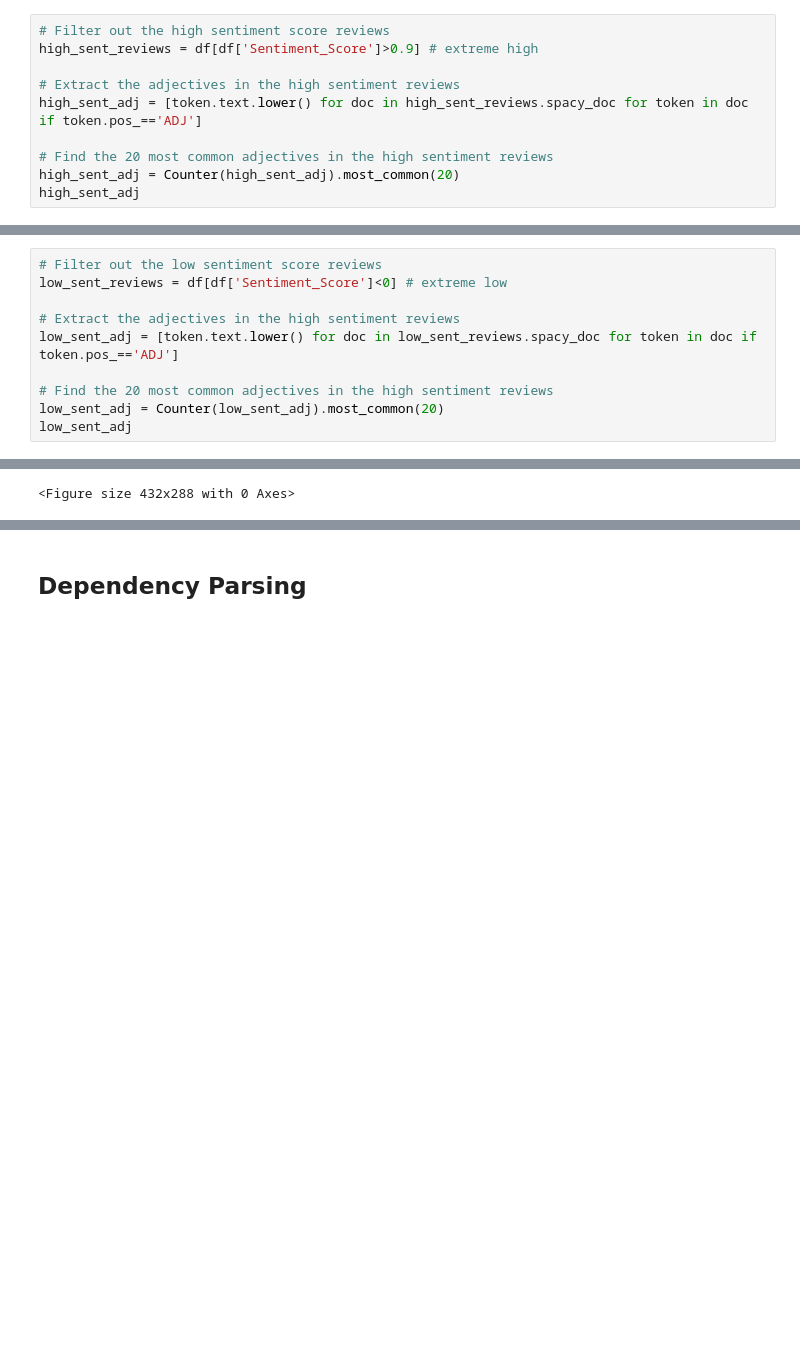
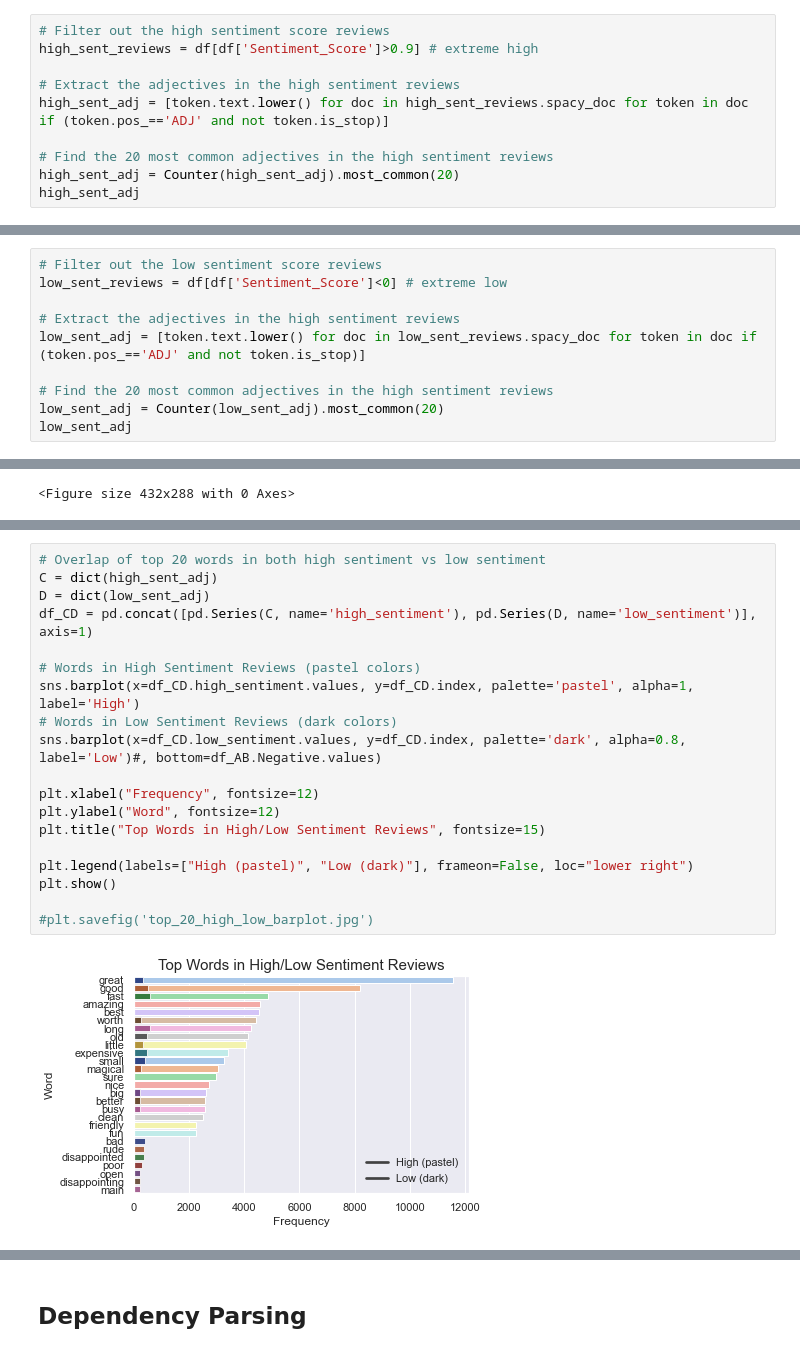
Before and after one commit to sandra-t-3282/Sentiment_Analysis_Disney_Parks_Reviews, a Jupyter notebook: NLP_spaCy_topic_modeling.ipynb, the cells around one changed output, grey strips where cells are left out. Saved outputs shown, nothing was run; the diff lists cells and outputs as text; blank space fills up the shorter version.

```diff
--- a/NLP_spaCy_topic_modeling.ipynb
+++ b/NLP_spaCy_topic_modeling.ipynb
@@ -159,7 +163,7 @@ top_neg_adj
 high_sent_reviews = df[df['Sentiment_Score']>0.9] # extreme high
 
 # Extract the adjectives in the high sentiment reviews
-high_sent_adj = [token.text.lower() for doc in high_sent_reviews.spacy_doc for token in doc if token.pos_=='ADJ']
+high_sent_adj = [token.text.lower() for doc in high_sent_reviews.spacy_doc for token in doc if (token.pos_=='ADJ' and not token.is_stop)]
 
 # Find the 20 most common adjectives in the high sentiment reviews
 high_sent_adj = Counter(high_sent_adj).most_common(20)
@@ -190,7 +194,7 @@ high_sent_adj
 low_sent_reviews = df[df['Sentiment_Score']<0] # extreme low
 
 # Extract the adjectives in the high sentiment reviews
-low_sent_adj = [token.text.lower() for doc in low_sent_reviews.spacy_doc for token in doc if token.pos_=='ADJ']
+low_sent_adj = [token.text.lower() for doc in low_sent_reviews.spacy_doc for token in doc if (token.pos_=='ADJ' and not token.is_stop)]
 
 # Find the 20 most common adjectives in the high sentiment reviews
 low_sent_adj = Counter(low_sent_adj).most_common(20)
@@ -306,0 +327,21 @@ plt.savefig('top_20_pos_neg_barplot.jpg')
+# %%
+# Overlap of top 20 words in both high sentiment vs low sentiment
+C = dict(high_sent_adj)
+D = dict(low_sent_adj)
+df_CD = pd.concat([pd.Series(C, name='high_sentiment'), pd.Series(D, name='low_sentiment')], axis=1)
+
+# Words in High Sentiment Reviews (pastel colors)
+sns.barplot(x=df_CD.high_sentiment.values, y=df_CD.index, palette='pastel', alpha=1, label='High')
+# Words in Low Sentiment Reviews (dark colors)
+sns.barplot(x=df_CD.low_sentiment.values, y=df_CD.index, palette='dark', alpha=0.8, label='Low')#, bottom=df_AB.Negative.values)
+
+plt.xlabel("Frequency", fontsize=12)
+plt.ylabel("Word", fontsize=12)
+plt.title("Top Words in High/Low Sentiment Reviews", fontsize=15)
+
+plt.legend(labels=["High (pastel)", "Low (dark)"], frameon=False, loc="lower right")
+plt.show()
+
+#plt.savefig('top_20_high_low_barplot.jpg')
+# %% [output]
+[figure, added]
```
Also changed, not shown: parts of 23 cells of this notebook, 1 other file.
